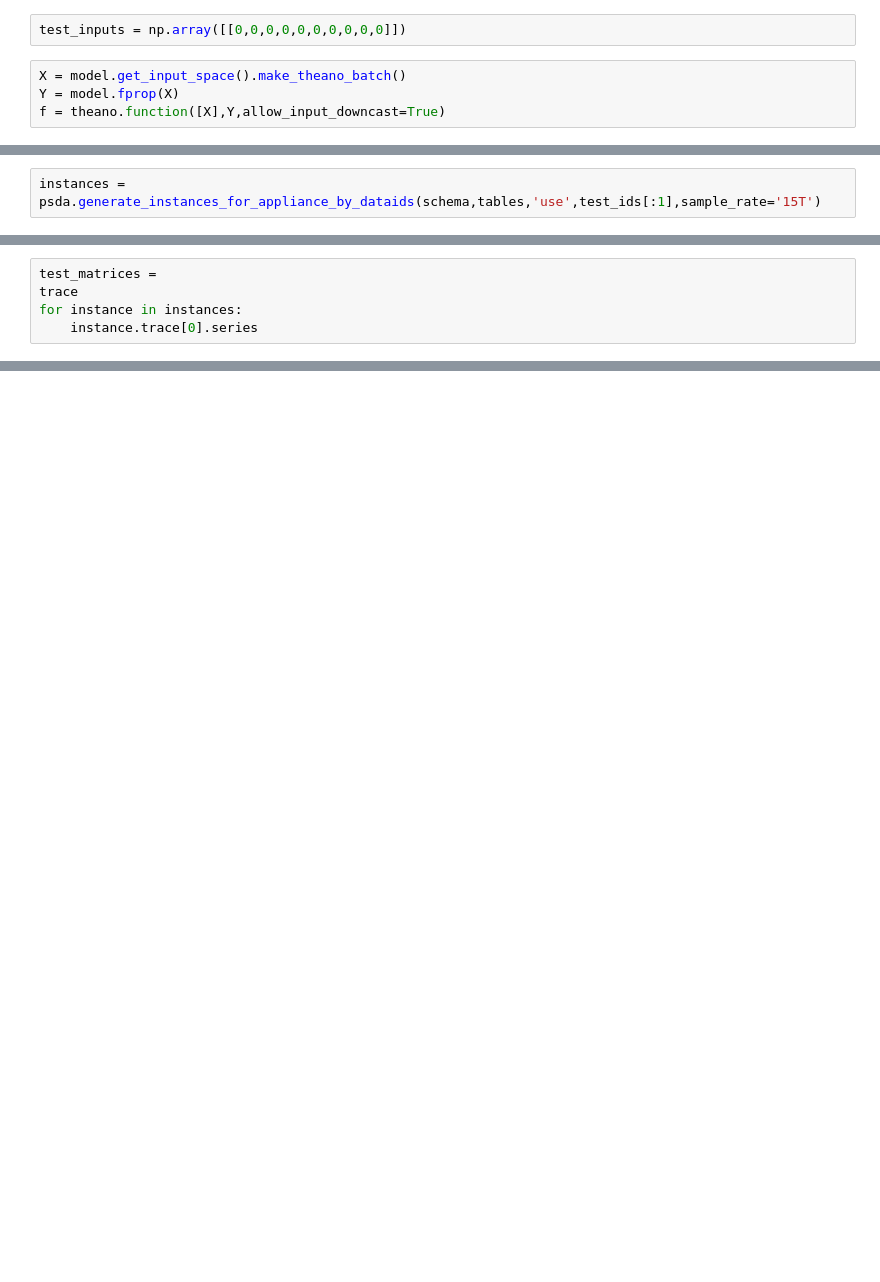
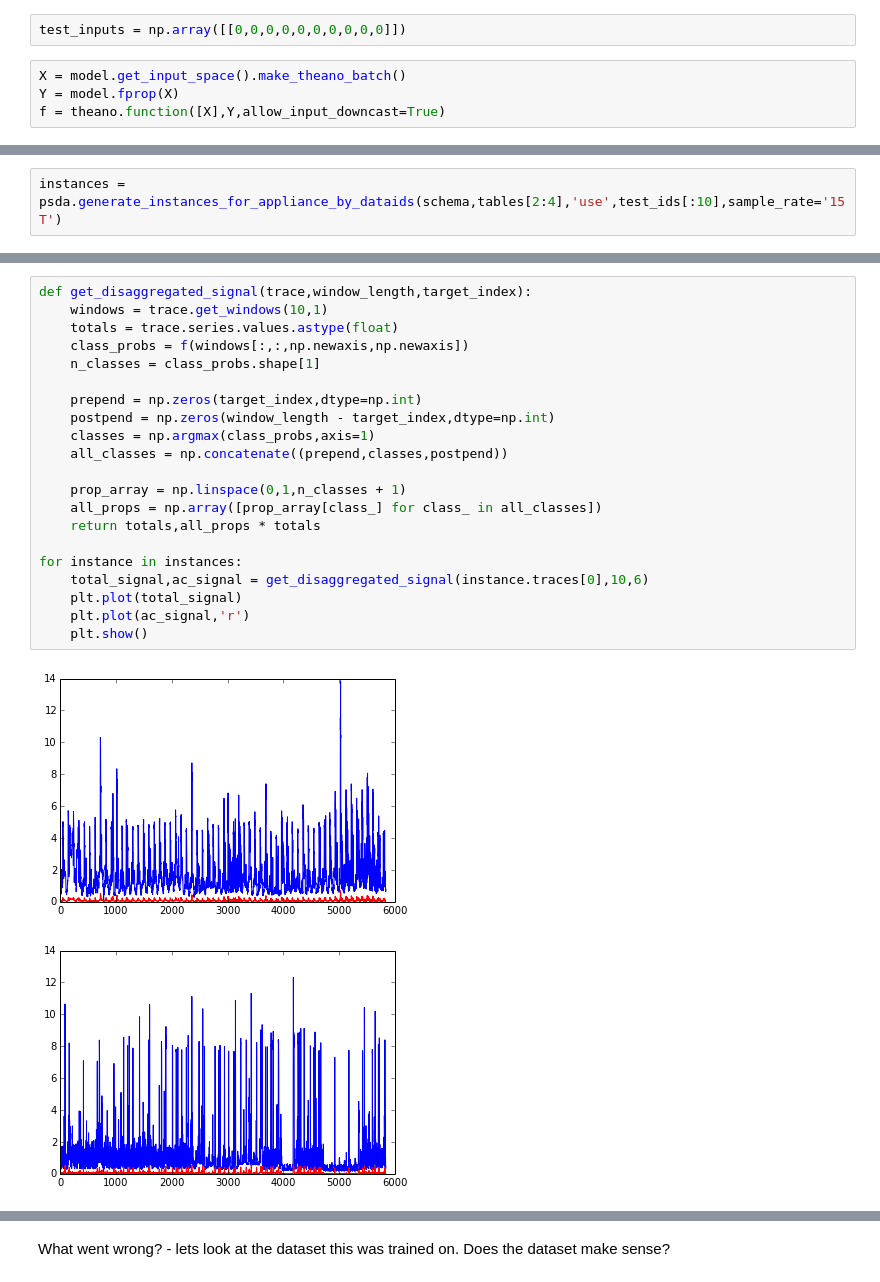
Before and after one commit to dssg/wikienergy, a Jupyter notebook: proto/pylearn2/test_disagg.ipynb, the cells around one changed output, grey strips where cells are left out. Saved outputs shown, nothing was run; the diff lists cells and outputs as text; blank space fills up the shorter version.

```diff
--- a/proto/pylearn2/test_disagg.ipynb
+++ b/proto/pylearn2/test_disagg.ipynb
@@ -66,3 +66,3 @@ plt.plot(outputs.T)
 # %%
-instances = psda.generate_instances_for_appliance_by_dataids(schema,tables,'use',test_ids[:1],sample_rate='15T')
+instances = psda.generate_instances_for_appliance_by_dataids(schema,tables[2:4],'use',test_ids[:10],sample_rate='15T')
 # %% [output]
@@ -75,5 +89,24 @@ AttributeError: 'module' object has no attribute 'concatenate_trace'
-# %%
-test_matrices =
-trace
-for instance in instances:
-    instance.trace[0].series
+# %%
+def get_disaggregated_signal(trace,window_length,target_index):
+    windows = trace.get_windows(10,1)
+    totals = trace.series.values.astype(float)
+    class_probs = f(windows[:,:,np.newaxis,np.newaxis])
+    n_classes = class_probs.shape[1]
+
+    prepend = np.zeros(target_index,dtype=np.int)
+    postpend = np.zeros(window_length - target_index,dtype=np.int)
+    classes = np.argmax(class_probs,axis=1)
+    all_classes = np.concatenate((prepend,classes,postpend))
+
+    prop_array = np.linspace(0,1,n_classes + 1)
+    all_props = np.array([prop_array[class_] for class_ in all_classes])
+    return totals,all_props * totals
+
+for instance in instances:
+    total_signal,ac_signal = get_disaggregated_signal(instance.traces[0],10,6)
+    plt.plot(total_signal)
+    plt.plot(ac_signal,'r')
+    plt.show()
+# %% [output]
+[figure, added]
+[figure, added]
@@ -79,0 +121,2 @@ for instance in instances:
+# %% [markdown]
+What went wrong? - lets look at the dataset this was trained on. Does the dataset make sense?
```
Also changed, not shown: parts of 7 cells of this notebook.
